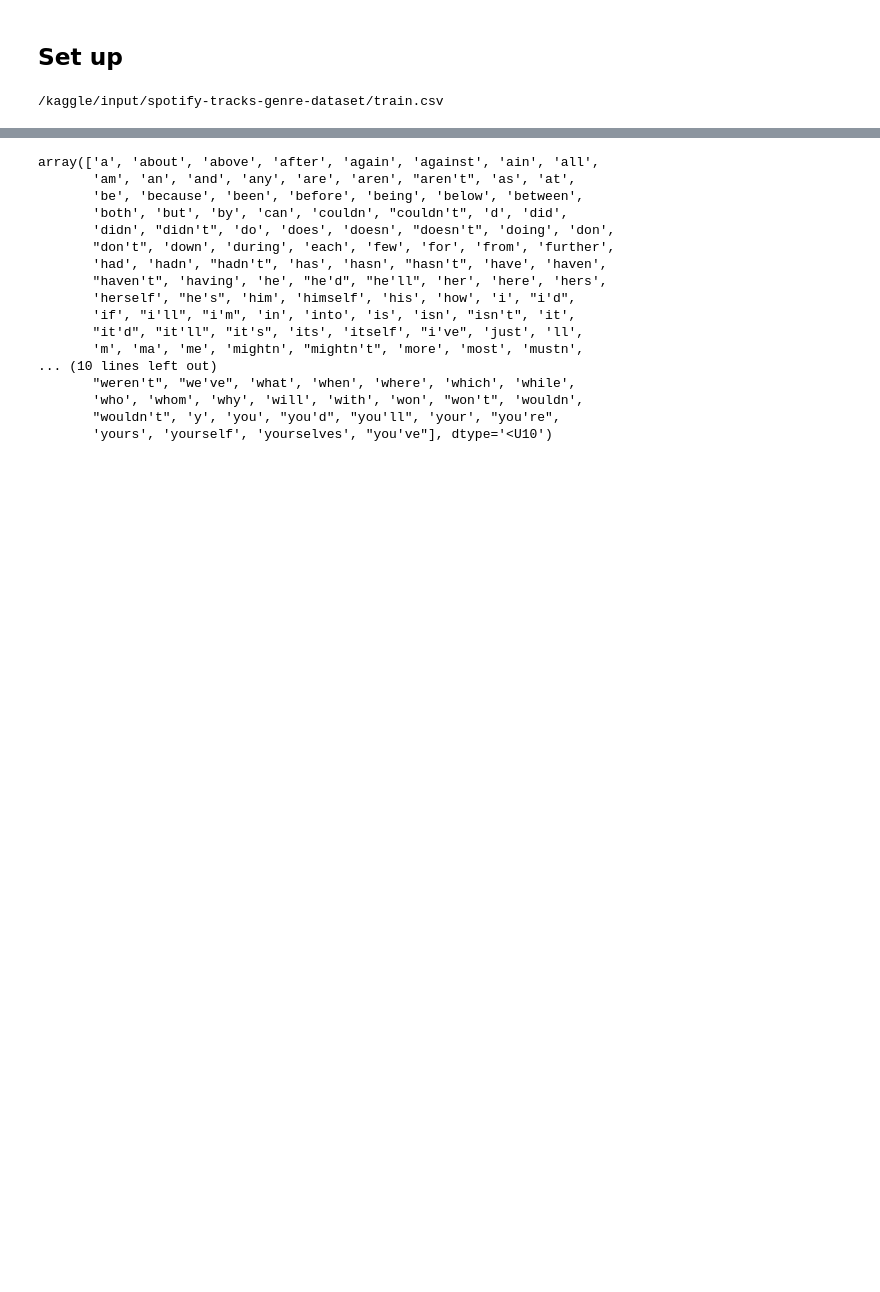
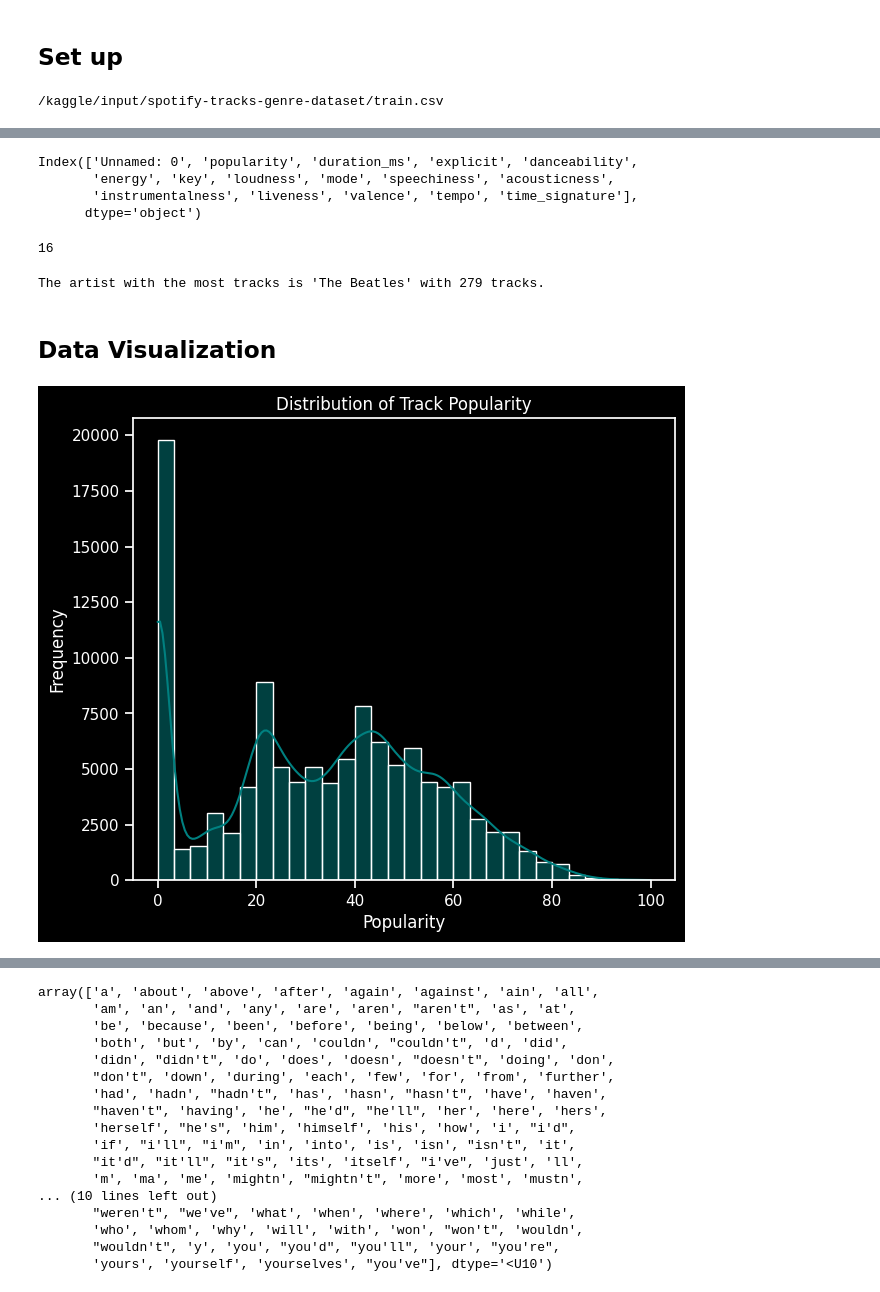
Before and after one commit to qfe-bonn/2025, a Jupyter notebook: Spotify Music Genre Analysis/Spotify_Music_Genre_Analysis_Notebook.ipynb, the cells around one changed output, grey strips where cells are left out. Cells and saved outputs as stored; diff of their text form; code cells hidden in the pictures; blank space fills up the shorter version.

```diff
--- a/Spotify Music Genre Analysis/Spotify_Music_Genre_Analysis_Notebook.ipynb
+++ b/Spotify Music Genre Analysis/Spotify_Music_Genre_Analysis_Notebook.ipynb
@@ -50,0 +140,2 @@ df = original_df.copy()
+# %%
+df.fillna('',inplace=True)
@@ -50,0 +160,27 @@ df = original_df.copy()
+# %%
+print(df.dtypes[df.dtypes != "object"].index)
+len(df.dtypes[df.dtypes != "object"].index)
+# %% [output]
+Index(['Unnamed: 0', 'popularity', 'duration_ms', 'explicit', 'danceability',
+       'energy', 'key', 'loudness', 'mode', 'speechiness', 'acousticness',
+       'instrumentalness', 'liveness', 'valence', 'tempo', 'time_signature'],
+      dtype='object')
+16
+# %%
+artists_counts = df['artists'].value_counts()
+most_frequent_artists = artists_counts.idxmax()
+most_frequent_artists_count = artists_counts.max()
+print(f"The artist with the most tracks is '{most_frequent_artists}' with {most_frequent_artists_count} tracks.")
+# %% [output]
+The artist with the most tracks is 'The Beatles' with 279 tracks.
+# %% [markdown]
+## Data Visualization
+# %%
+plt.figure(figsize=(7, 6))
+sns.histplot(df['popularity'], bins=30, kde=True, color='#008080')
+plt.title('Distribution of Track Popularity')
+plt.xlabel('Popularity')
+plt.ylabel('Frequency')
+plt.show()
+# %% [output]
+[figure, added]
```
Also changed, not shown: parts of 43 cells of this notebook, 1 other file.
